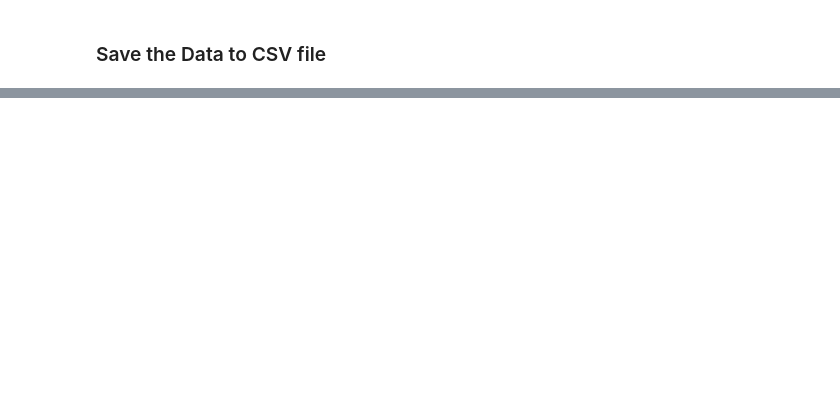
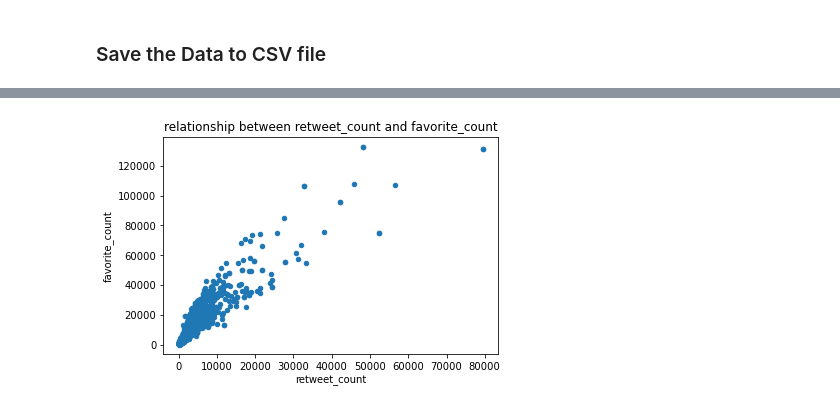
Before and after one commit to hebatea/We-Rate-Dogs-Twitter-Archive-Data-Wrangling, a Jupyter notebook: wrangling-act.ipynb, the cells around one changed output, grey strips where cells are left out. Drawn from its saved outputs; the diff is of its cells as text; code cells hidden in the pictures; blank space fills up the shorter version.

Commit message:
feat: add visualization and conculsions

```diff
--- a/wrangling-act.ipynb
+++ b/wrangling-act.ipynb
@@ -804,0 +866,2 @@ image_clean.to_csv('./Data/image_clean.csv', index=False)
+# %%
+twitter_archive_cleaned = pd.read_csv('./Data/archive_clean.csv')
@@ -804,0 +872,7 @@ image_clean.to_csv('./Data/image_clean.csv', index=False)
+# %%
+twitter_archive_cleaned['intercept'] = 1
+
+#OLS stands for Ordinary Least Square-> first we provide y, and then the x value
+lm = sm.OLS(twitter_archive_cleaned['favorite_count'], twitter_archive_cleaned[['intercept','retweet_count']])
+results = lm.fit()
+results.summary()
@@ -804,0 +901,5 @@ image_clean.to_csv('./Data/image_clean.csv', index=False)
+# %%
+#plot the relationship between retweet_count and favorite_count
+twitter_archive_cleaned.plot(kind='scatter', x='retweet_count', y='favorite_count', title='relationship between retweet_count and favorite_count');
+# %% [output]
+[figure, added]
```
Also changed, not shown: parts of 87 cells of this notebook, 2 other files.
